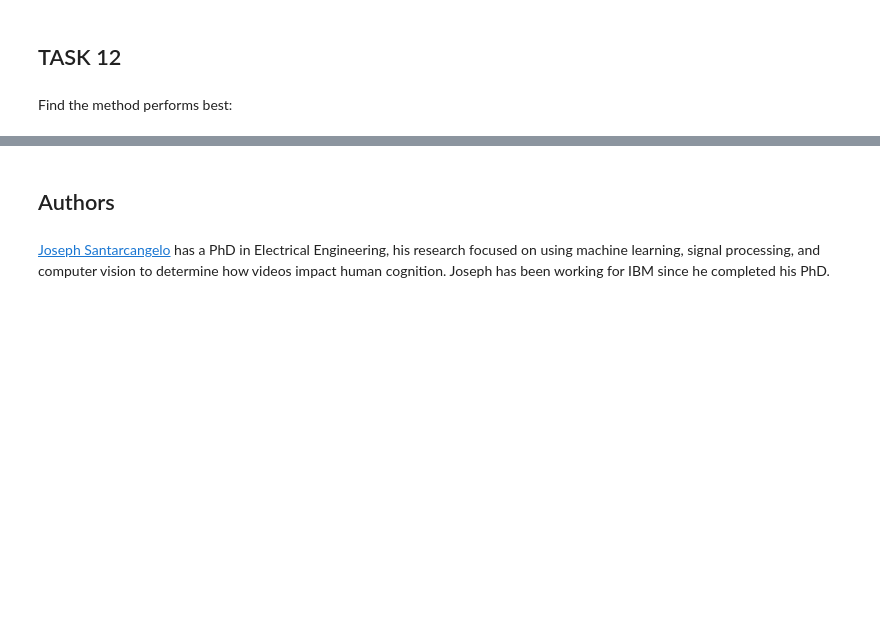
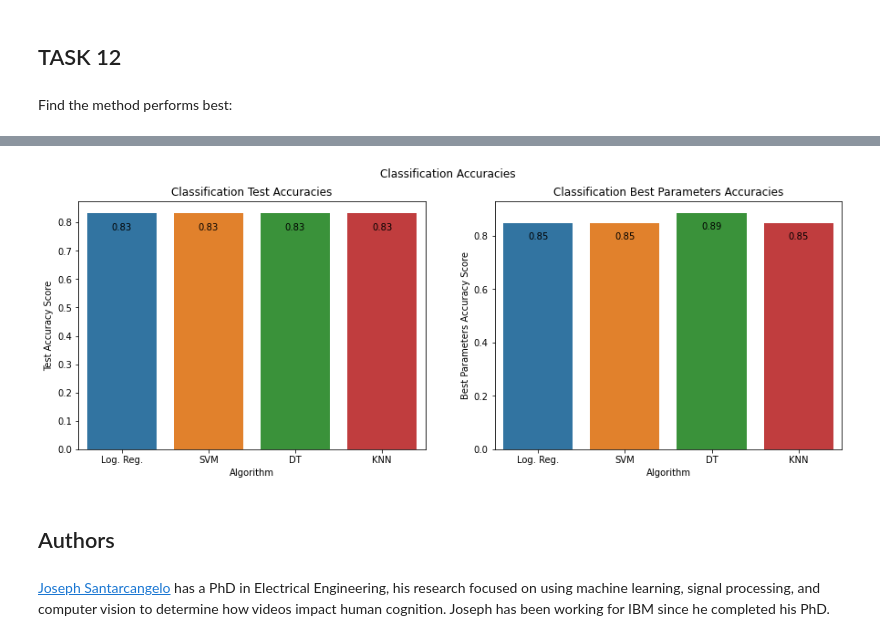
Before and after one commit to elayer/SpaceXProject, a Jupyter notebook: Machine Learning Classification Notebook.ipynb, the cells around one changed output, grey strips where cells are left out. Saved outputs shown, nothing was run; the diff lists cells and outputs as text; code cells hidden in the pictures; blank space fills up the shorter version.

```diff
--- a/Machine Learning Classification Notebook.ipynb
+++ b/Machine Learning Classification Notebook.ipynb
@@ -361,0 +375,9 @@ Find the method performs best:
+# %%
+acc_list = [logreg_acc, svm_acc, tree_acc, knn_acc]
+# %%
+best_list = [logreg_best, svm_best, tree_best, knn_best]
+# %%
+acc_df = pd.DataFrame(data = acc_list, index = ['Log. Reg.', 'SVM', 'DT', 'KNN'])
+acc_df['Algorithm'] = ['Log. Reg.', 'SVM', 'DT', 'KNN']
+acc_df.columns = ['score', 'algorithm']
+acc_df
@@ -361,0 +390,5 @@ Find the method performs best:
+# %%
+best_df = pd.DataFrame(data = best_list, index = ['Log. Reg.', 'SVM', 'DT', 'KNN'])
+best_df['Algorithm'] = ['Log. Reg.', 'SVM', 'DT', 'KNN']
+best_df.columns = ['score', 'algorithm']
+best_df
@@ -362,3 +405,27 @@ Find the method performs best:
+# %%
+fig, axes = plt.subplots(1,2,figsize=(15,5))
+fig.suptitle('Classification Accuracies', fontsize=12)
+sns.barplot(x='algorithm', y='score',data=acc_df, ax=axes[0])
+
+axes[0].set_xlabel('Algorithm')
+axes[0].set_ylabel('Test Accuracy Score')
+axes[0].set_title('Classification Test Accuracies')
+
+for p in axes[0].patches:
+    axes[0].annotate(format(p.get_height(), '.2f'), (p.get_x() + p.get_width() / 2., p.get_height()-0.05), ha = 'center', va = 'center', xytext = (0, 0), textcoords = 'offset points')
+
+sns.barplot(x='algorithm', y='score',data=best_df, ax=axes[1])
+
+axes[1].set_xlabel('Algorithm')
+axes[1].set_ylabel('Best Parameters Accuracy Score')
+axes[1].set_title('Classification Best Parameters Accuracies')
+
+for p in axes[1].patches:
+    axes[1].annotate(format(p.get_height(), '.2f'), (p.get_x() + p.get_width() / 2., p.get_height()-0.05), ha = 'center', va = 'center', xytext = (0, 0), textcoords = 'offset points')
+
+plt.show()
+# %% [output]
+[figure, added]
 # %% [markdown]
 ## Authors
 # %% [markdown]
```
Also changed, not shown: parts of 9 cells of this notebook.
